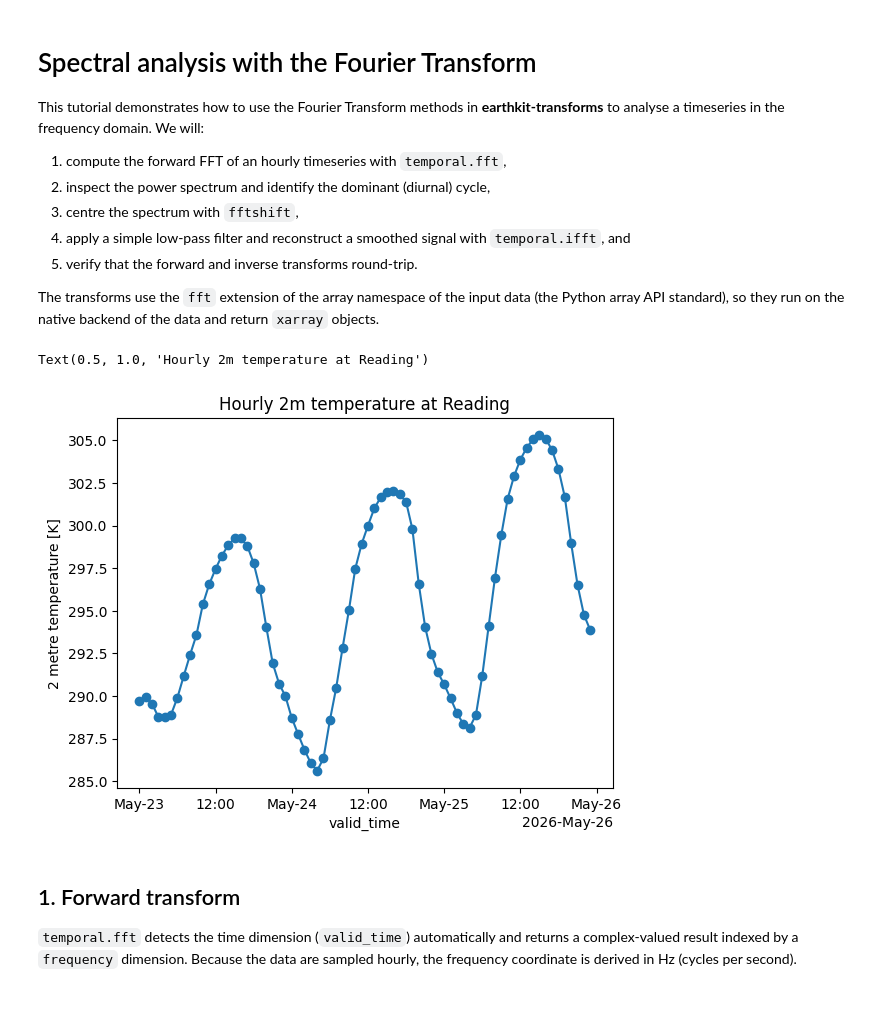
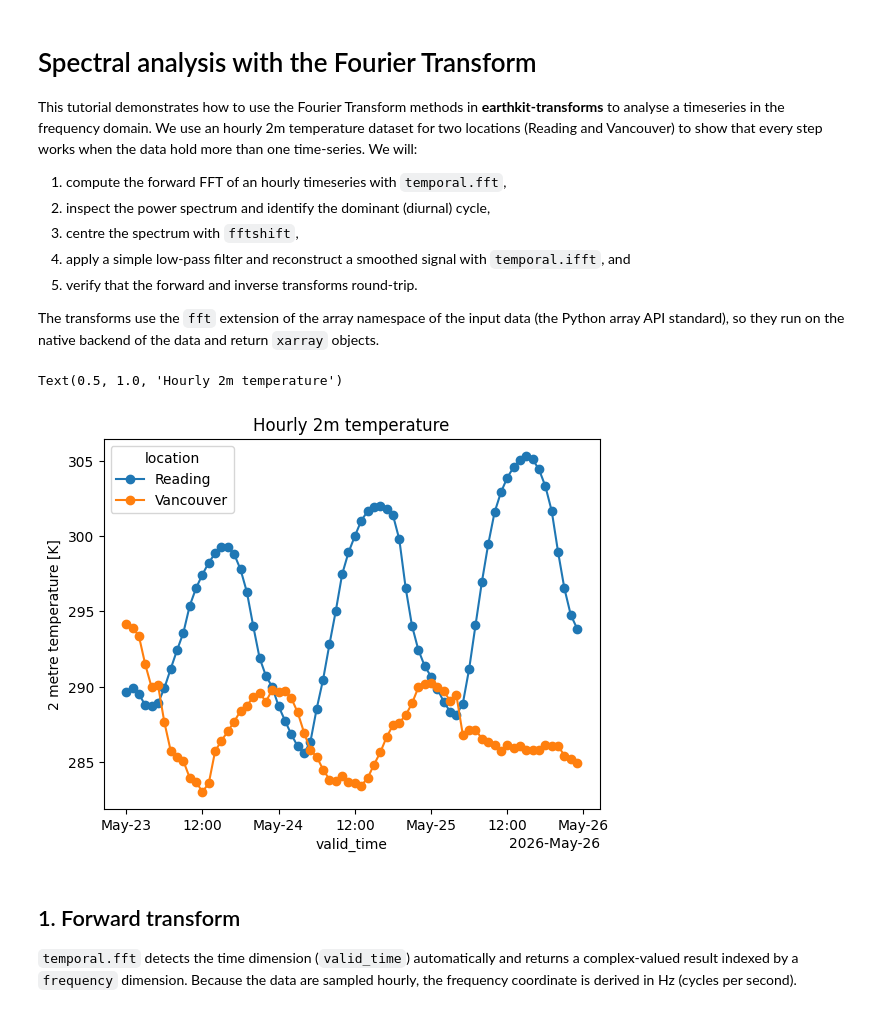
Before and after one commit to ecmwf/earthkit-transforms, a Jupyter notebook: docs/source/tutorials/temporal/06-fft-spectral-analysis.ipynb, the cells around one changed output. Cells and saved outputs as stored; diff of their text form; code cells hidden in the pictures.

```diff
--- a/docs/source/tutorials/temporal/06-fft-spectral-analysis.ipynb
+++ b/docs/source/tutorials/temporal/06-fft-spectral-analysis.ipynb
@@ -1,7 +1,7 @@
 # %% [markdown]
 # Spectral analysis with the Fourier Transform
 
-This tutorial demonstrates how to use the Fourier Transform methods in **earthkit-transforms** to analyse a timeseries in the frequency domain. We will:
+This tutorial demonstrates how to use the Fourier Transform methods in **earthkit-transforms** to analyse a timeseries in the frequency domain. We use an hourly 2m temperature dataset for two locations (Reading and Vancouver) to show that every step works when the data hold more than one time-series. We will:
 
 1. compute the forward FFT of an hourly timeseries with `temporal.fft`,
 2. inspect the power spectrum and identify the dominant (diurnal) cycle,
@@ -13,19 +13,19 @@ The transforms use the `fft` extension of the array namespace of the input data
 # %%
 import matplotlib.pyplot as plt
 import numpy as np
 
 from earthkit import data as ekd
 from earthkit import transforms as ekt
 
 # Hourly 2m temperature timeseries (72 hourly steps over 3 days) for two locations
 ds = ekd.from_source("sample", "era5-timeseries-multiple.nc").to_xarray()
-da = ds["t2m"].sel(location="Reading")
+da = ds["t2m"]
 
-da.plot.line(x="valid_time", marker="o")
-plt.title("Hourly 2m temperature at Reading")
+da.plot.line(x="valid_time", hue="location", marker="o")
+plt.title("Hourly 2m temperature")
 # %% [output]
-Text(0.5, 1.0, 'Hourly 2m temperature at Reading')
+Text(0.5, 1.0, 'Hourly 2m temperature')
-[figure, old version]
+[figure, new version]
 # %% [markdown]
 ## 1. Forward transform
 
```
Also changed, not shown: parts of 14 cells of this notebook, 6 other files.
